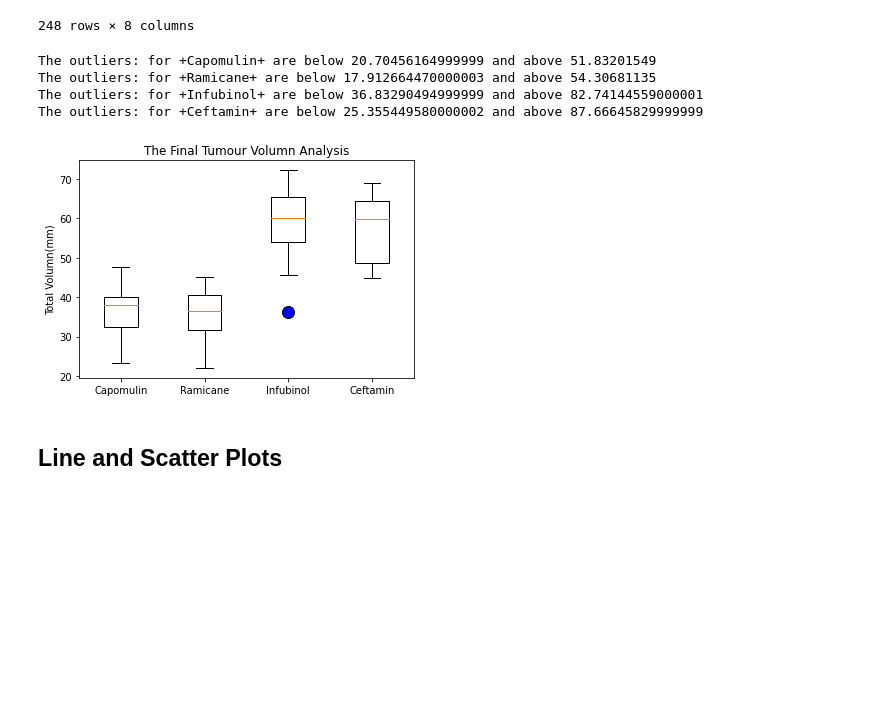
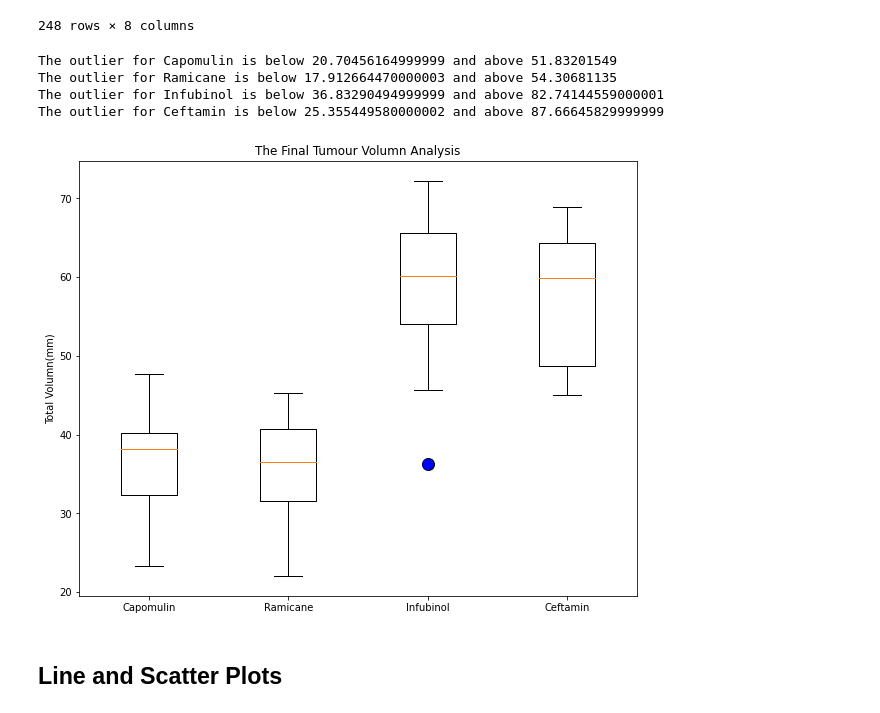
Before and after one commit to yan-ash/matplot_challenge, a Jupyter notebook: pymaceuticals_starter.ipynb, the cells around one changed output. Saved outputs shown, nothing was run; the diff lists cells and outputs as text; code cells hidden in the pictures; blank space fills up the shorter version.

```diff
--- a/pymaceuticals_starter.ipynb
+++ b/pymaceuticals_starter.ipynb
@@ -269,12 +269,12 @@ for drug in treatment_list:
     lower_bound = lowerq - (1.5*iqr)
     upper_bound = upperq + (1.5*iqr)
     outliers=volumn_data.loc[(volumn_data<lower_bound)|(volumn_data>upper_bound)]
-    print(f"The outliers: for +{drug}+ are below {lower_bound} and above {upper_bound}")
+    print(f"The outlier for {drug} is below {lower_bound} and above {upper_bound}")
 # %% [output]
-The outliers: for +Capomulin+ are below 20.70456164999999 and above 51.83201549
-The outliers: for +Ramicane+ are below 17.912664470000003 and above 54.30681135
-The outliers: for +Infubinol+ are below 36.83290494999999 and above 82.74144559000001
-The outliers: for +Ceftamin+ are below 25.355449580000002 and above 87.66645829999999
+The outlier for Capomulin is below 20.70456164999999 and above 51.83201549
+The outlier for Ramicane is below 17.912664470000003 and above 54.30681135
+The outlier for Infubinol is below 36.83290494999999 and above 82.74144559000001
+The outlier for Ceftamin is below 25.355449580000002 and above 87.66645829999999
 # %%
 # Put treatments into a list for for loop (and later for plot labels)
 
@@ -295,15 +295,15 @@ The outliers: for +Ceftamin+ are below 25.355449580000002 and above 87.666458299
 # %%
 # Generate a box plot of the final tumour volume of each mouse across four regimens of interest
 flierprops = dict(marker='o', markerfacecolor='blue', markersize=12,
                   linestyle='none')
 
-fig1, ax1 = plt.subplots()
+fig1, ax1 = plt.subplots(figsize = (10, 8))
 ax1.set_title("The Final Tumour Volumn Analysis")
 ax1.set_ylabel("Total Volumn(mm)")
 ax1.boxplot(tumour_volumn_data,labels=treatment_list, widths=0.4,flierprops=flierprops)
 plt.show()
 # %% [output]
-[figure, old version]
+[figure, new version]
 # %% [markdown]
 ## Line and Scatter Plots
 # %%
```
Also changed, not shown: parts of 5 cells of this notebook.
